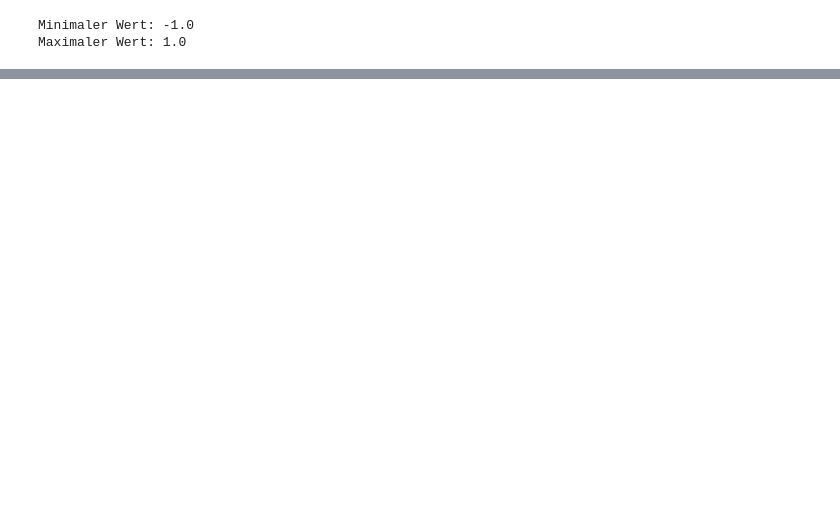
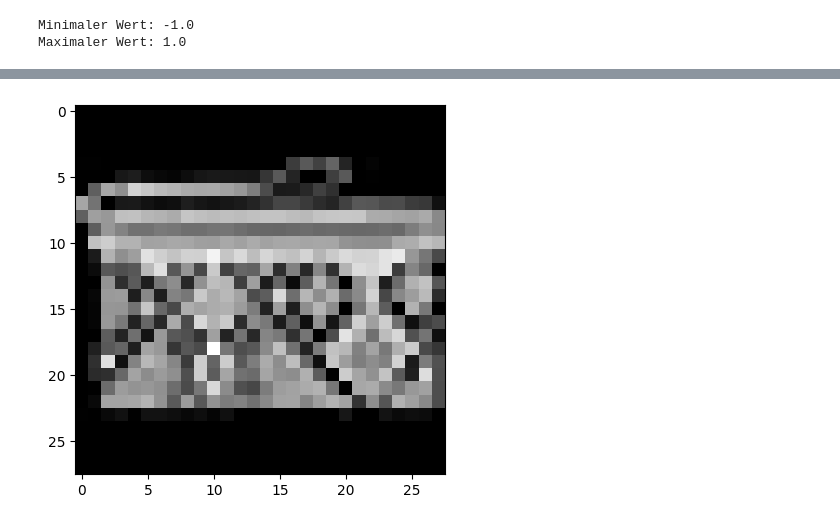
Before and after one commit to FirstThread/DDPM-and-LDM, a Jupyter notebook: FashionMNIST_Dataset-Diffusion_Model.ipynb, the cells around one changed output, grey strips where cells are left out. Saved outputs shown, nothing was run; the diff lists cells and outputs as text; code cells hidden in the pictures; blank space fills up the shorter version.

```diff
--- a/FashionMNIST_Dataset-Diffusion_Model.ipynb
+++ b/FashionMNIST_Dataset-Diffusion_Model.ipynb
@@ -189,0 +330,5 @@ mache_noise_direkt(img_tensor, 1, 100)
+# %%
+plt.imshow(i[0, 0, :, :], cmap='gray')
+plt.show()
+# %% [output]
+[figure, added]
```
Also changed, not shown: parts of 17 cells of this notebook.
